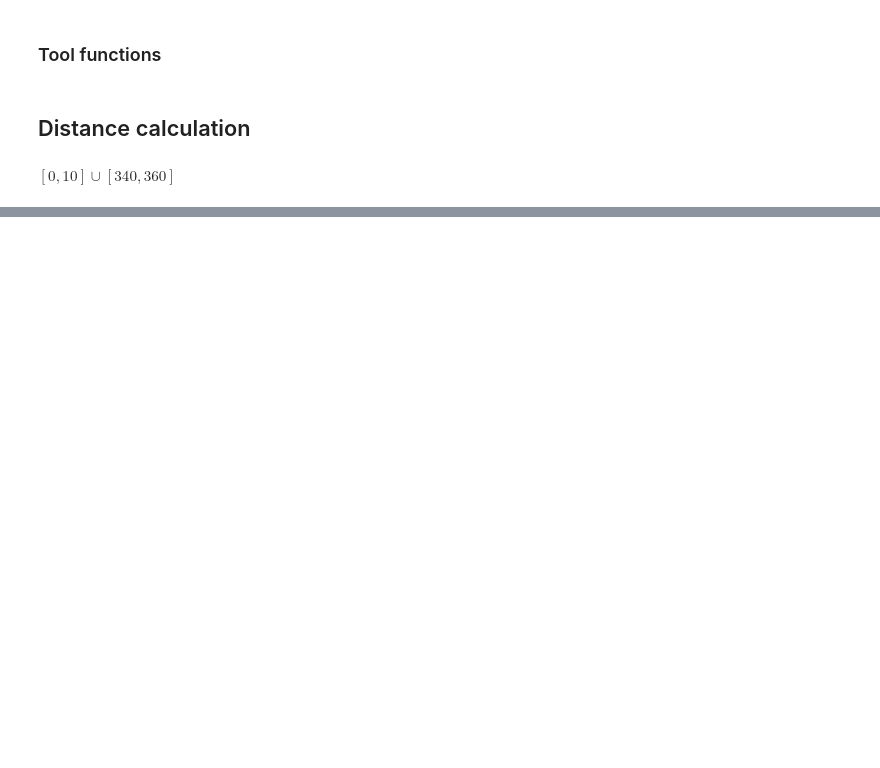
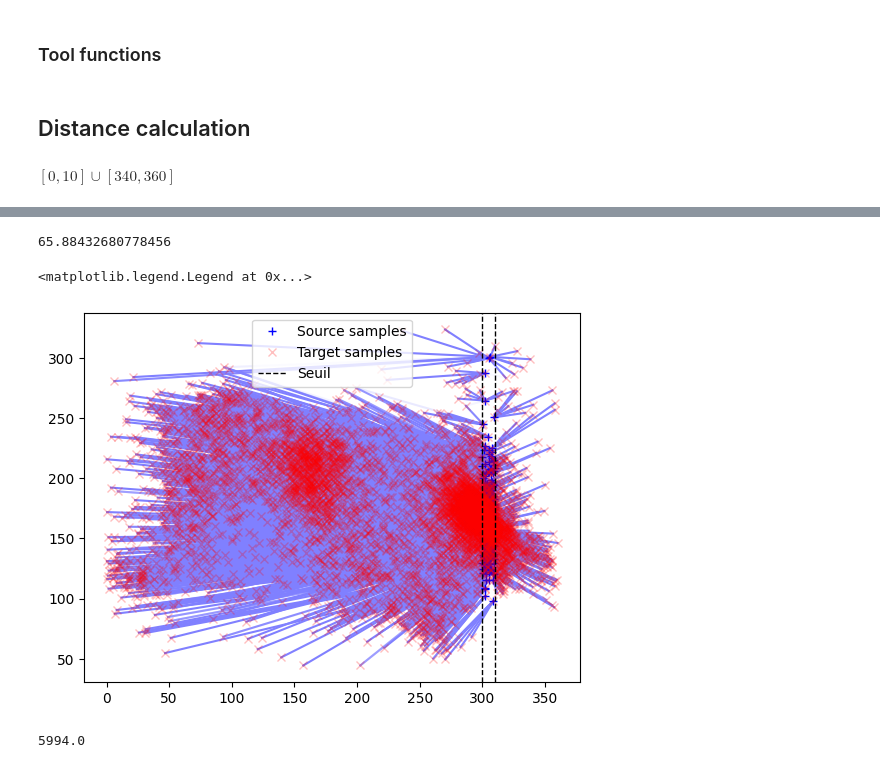
Before and after one commit to WandrilleBuchy/DihedralAnglesStudy, a Jupyter notebook: Optimal_transport.ipynb, the cells around one changed output, grey strips where cells are left out. Cells and saved outputs as stored; diff of their text form; code cells hidden in the pictures; blank space fills up the shorter version.

```diff
--- a/Optimal_transport.ipynb
+++ b/Optimal_transport.ipynb
@@ -56,0 +141,9 @@ $\displaystyle \left[0, 10\right] \cup \left[340, 360\right]$
+# %%
+xs = mid_6angles['AAA'][is_stable(mid_6angles['AAA']["alpha"])][["alpha", "beta"]].to_numpy()
+xt = mid_6angles["AAA"][["alpha", "beta"]].to_numpy()
+# %%
+cost_matrix = ot.dist(xs, xt, metric = tore_dist)
+# %%
+a, b = np.ones(len(xs))/len(xs), np.ones(len(xt))/len(xt)
+# %%
+test = ot.solve(cost_matrix, a, b)
@@ -56,0 +166,18 @@ $\displaystyle \left[0, 10\right] \cup \left[340, 360\right]$
+# %%
+test.value
+# %% [output]
+65.88432680778456
+# %%
+ot.plot.plot2D_samples_mat(xs, xt, test.plan, c=[0.5, 0.5, 1])
+pl.plot(xs[:, 0], xs[:, 1], "+b", label="Source samples")
+pl.plot(xt[:, 0], xt[:, 1], "xr", label="Target samples", alpha = .25)
+pl.axvline(x = min(xs[:, 0]), color="black", linestyle="--", linewidth=1)
+pl.axvline(x = max(xs[:, 0]), color="black", linestyle="--", linewidth=1, label="Seuil")
+pl.legend(loc=0)
+# %% [output]
+<matplotlib.legend.Legend at 0x...>
+[figure, added]
+# %%
+len(xs)*180/20
+# %% [output]
+5994.0
```
Also changed, not shown: parts of 9 cells of this notebook.
